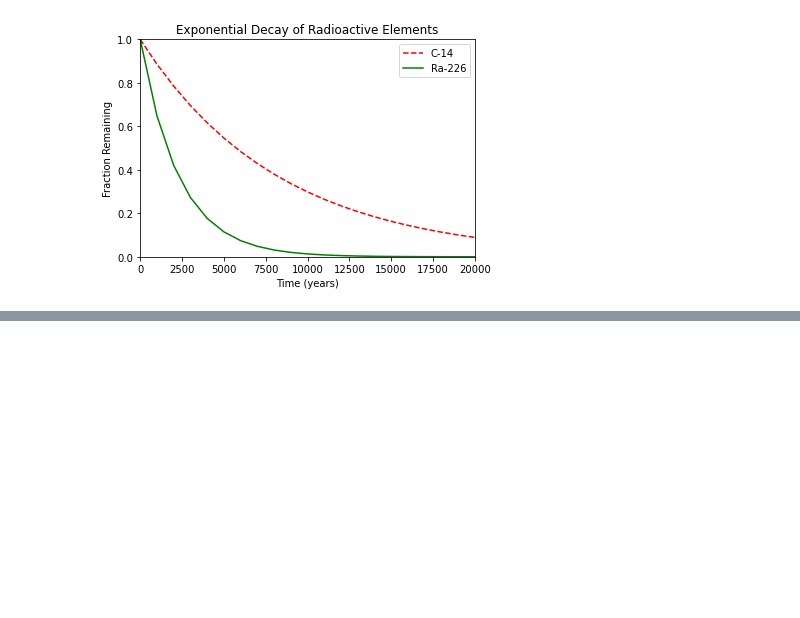
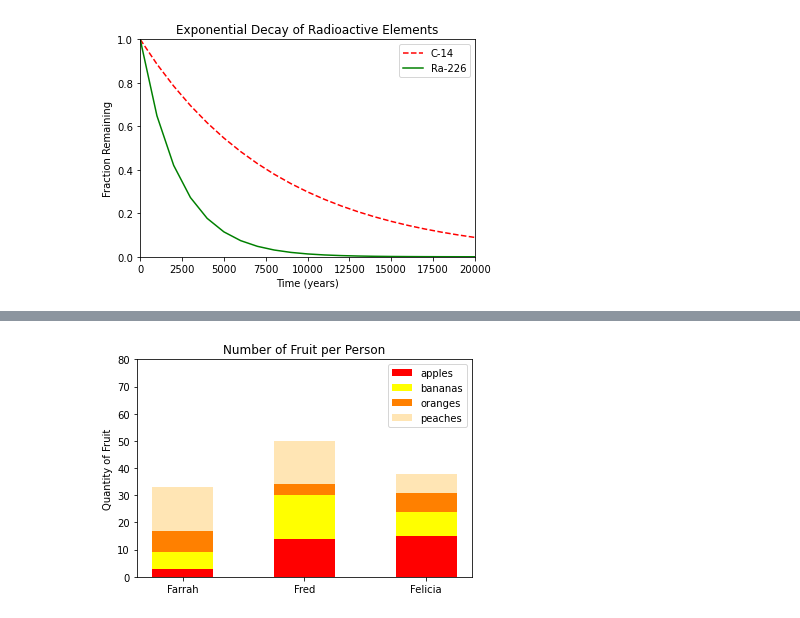
Before and after one commit to Juand0145/Machine_learning, a Jupyter notebook: math/0x01-plotting/graphs.ipynb, the cells around one changed output, grey strips where cells are left out. Saved outputs shown, nothing was run; the diff lists cells and outputs as text; code cells hidden in the pictures; blank space fills up the shorter version.

```diff
--- a/math/0x01-plotting/graphs.ipynb
+++ b/math/0x01-plotting/graphs.ipynb
@@ -75,0 +155,36 @@ plt.show()
+# %%
+#!/usr/bin/env python3
+import numpy as np
+import matplotlib.pyplot as plt
+
+np.random.seed(5)
+fruit = np.random.randint(0, 20, (4, 3))
+
+people = ("Farrah", "Fred", "Felicia")
+fruits = ("apples", "bananas", "oranges", "peaches")
+
+# Get the  colors
+colors = ["red", "yellow", "#ff8000", "#ffe5b4"]
+n_rows = len(fruit)
+
+bar_width = 0.5
+
+# Initialize the vertical-offset for the stacked bar chart.
+y_offset = np.zeros(len(people))
+
+
+# Plot bars and create text labels for the table
+for row in range(n_rows):
+    plt.bar(people, fruit[row], bar_width, bottom=y_offset,
+            color=colors[row])
+    y_offset = y_offset + fruit[row]
+
+plt.ylabel("Quantity of Fruit")
+plt.title("Number of Fruit per Person")
+plt.ylim([0, 80])
+
+
+plt.legend(labels=fruits)
+plt.show()
+# %% [output]
+[figure, added]
```
Also changed, not shown: parts of 4 cells of this notebook, 4 other files.
